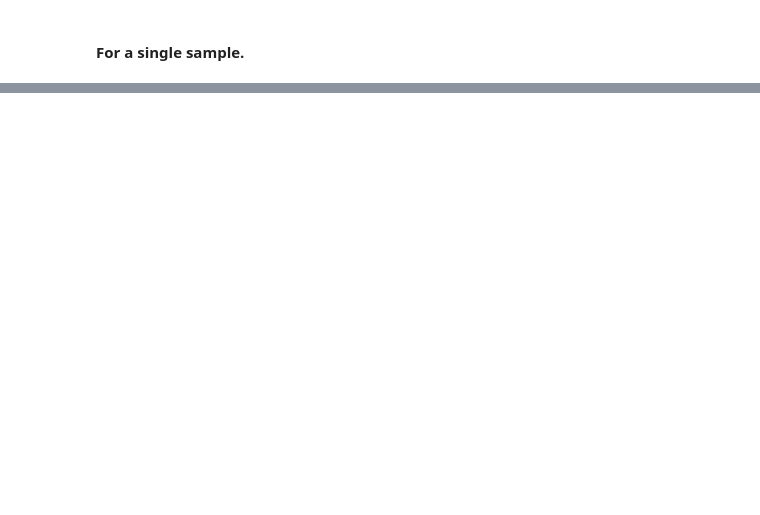
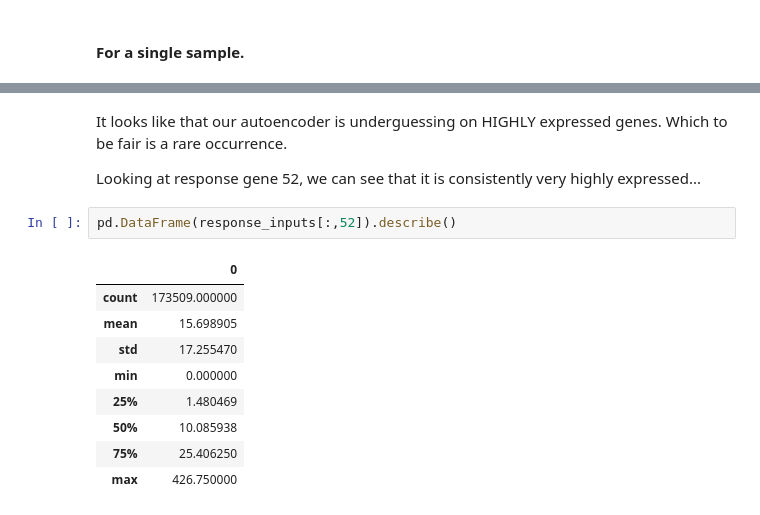
Before and after one commit to prob-ml/spice, a Jupyter notebook: examples/MAE.ipynb, the cells around one changed output, grey strips where cells are left out. Saved outputs shown, nothing was run; the diff lists cells and outputs as text; blank space fills up the shorter version.

```diff
--- a/examples/MAE.ipynb
+++ b/examples/MAE.ipynb
@@ -140,0 +235,16 @@ The code listed below simply generated the response and non-response genes.
+# %% [markdown]
+It looks like that our autoencoder is underguessing on HIGHLY expressed genes. Which to be fair is a rare occurrence.
+
+Looking at response gene 52, we can see that it is consistently very highly expressed...
+# %%
+pd.DataFrame(response_inputs[:,52]).describe()
+# %% [output]
+|  | 0 |
+| count | 173509.000000 |
+| mean | 15.698905 |
+| std | 17.255470 |
+| min | 0.000000 |
+| 25% | 1.480469 |
+| 50% | 10.085938 |
+| 75% | 25.406250 |
+| max | 426.750000 |
```
Also changed, not shown: parts of 28 cells of this notebook, 8 other files.
